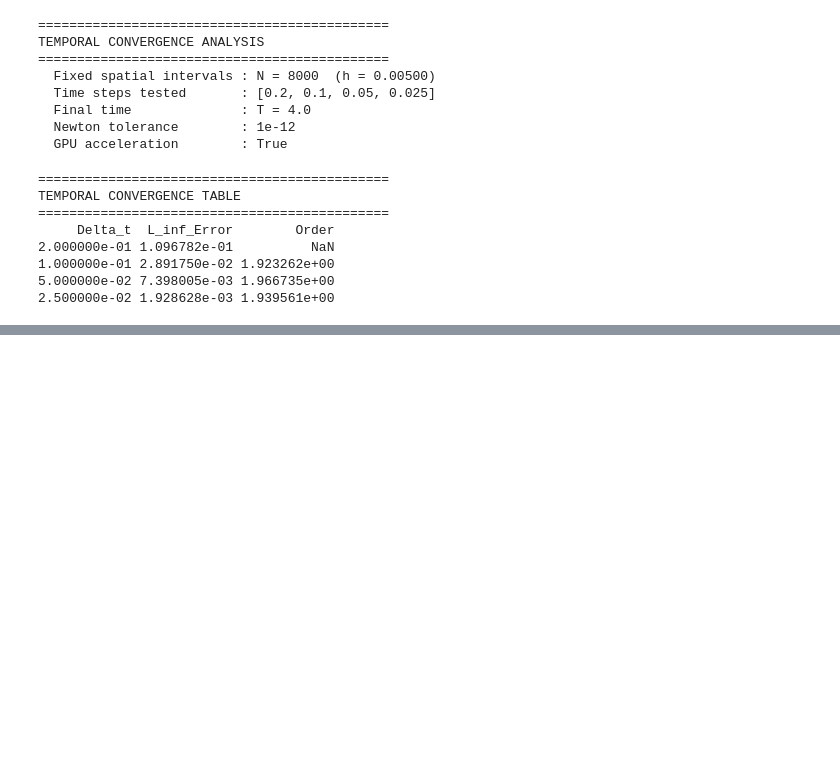
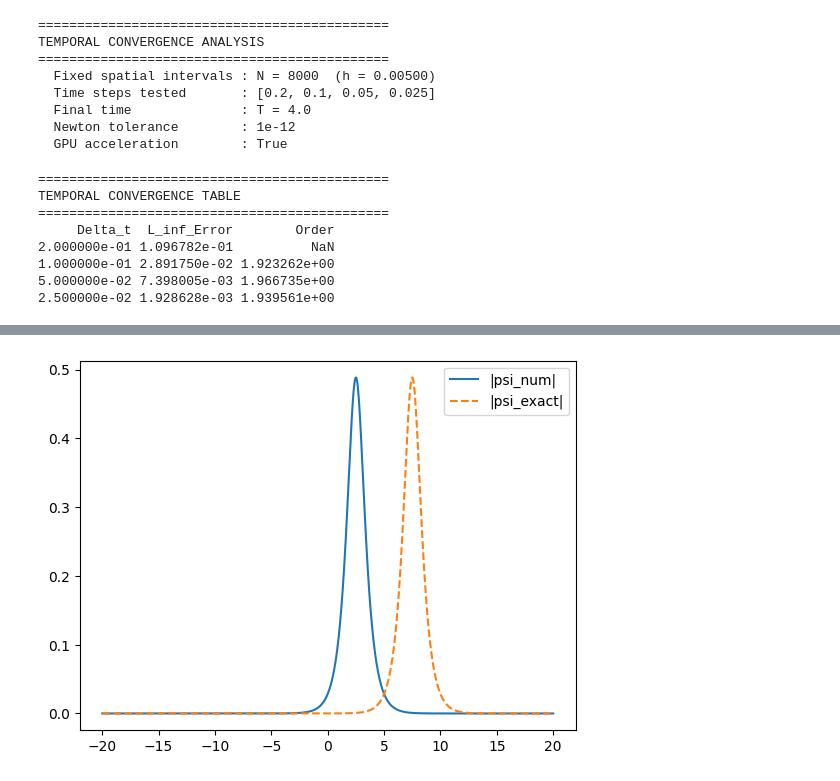
Before and after one commit to jpcastanom/Numerical-solution-of-variable-coefficient-coupled-nonlinear-Schrodinger-equation, a Jupyter notebook: Resultados.ipynb, the cells around one changed output, grey strips where cells are left out. Drawn from its saved outputs; the diff is of its cells as text; code cells hidden in the pictures; blank space fills up the shorter version.

```diff
--- a/Resultados.ipynb
+++ b/Resultados.ipynb
@@ -150,0 +256,7 @@ TEMPORAL CONVERGENCE TABLE
+# %%
+plt.plot(x, np.abs(psi[-1]), label='|psi_num|')
+plt.plot(x, np.abs(psi_exact_final), '--', label='|psi_exact|')
+plt.legend()
+plt.show()
+# %% [output]
+[figure, added]
```
Also changed, not shown: parts of 4 cells of this notebook.
